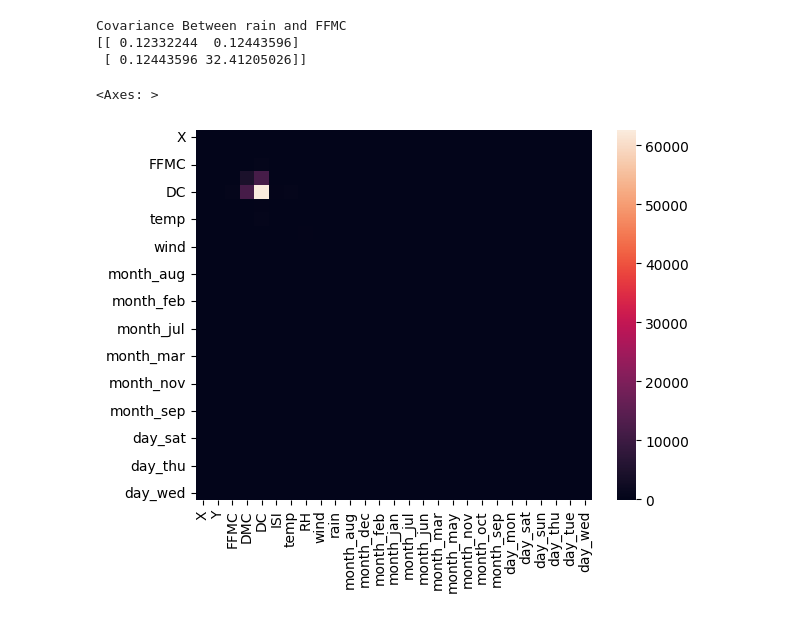
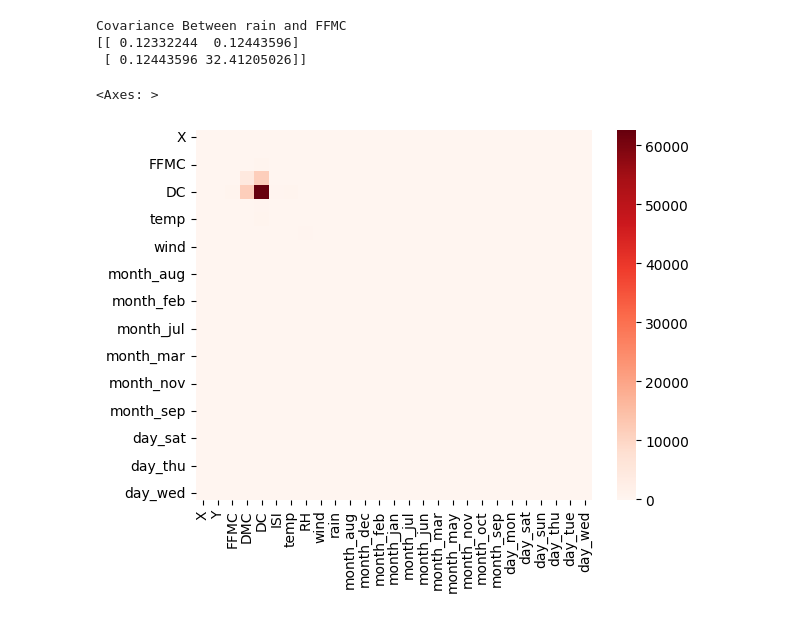
Before and after one commit to UltimateCoderDelta/Forest_Fires_Predictor, a Jupyter notebook: Forest Fires Predictor.ipynb, the cells around one changed output. Drawn from its saved outputs; the diff is of its cells as text; code cells hidden in the pictures.

Commit message:
add correlation matrix visualization

```diff
--- a/Forest Fires Predictor.ipynb
+++ b/Forest Fires Predictor.ipynb
@@ -136,8 +136,8 @@ Covariance Between rain and FFMC
 # %%
 #General heat map for better visualization
 import seaborn as sns
 covariance_map = X_train.cov()
-sns.heatmap(covariance_map)
+sns.heatmap(covariance_map, cmap='Reds')
 # %% [output]
 <Axes: >
-[figure, old version]
+[figure, new version]
```
